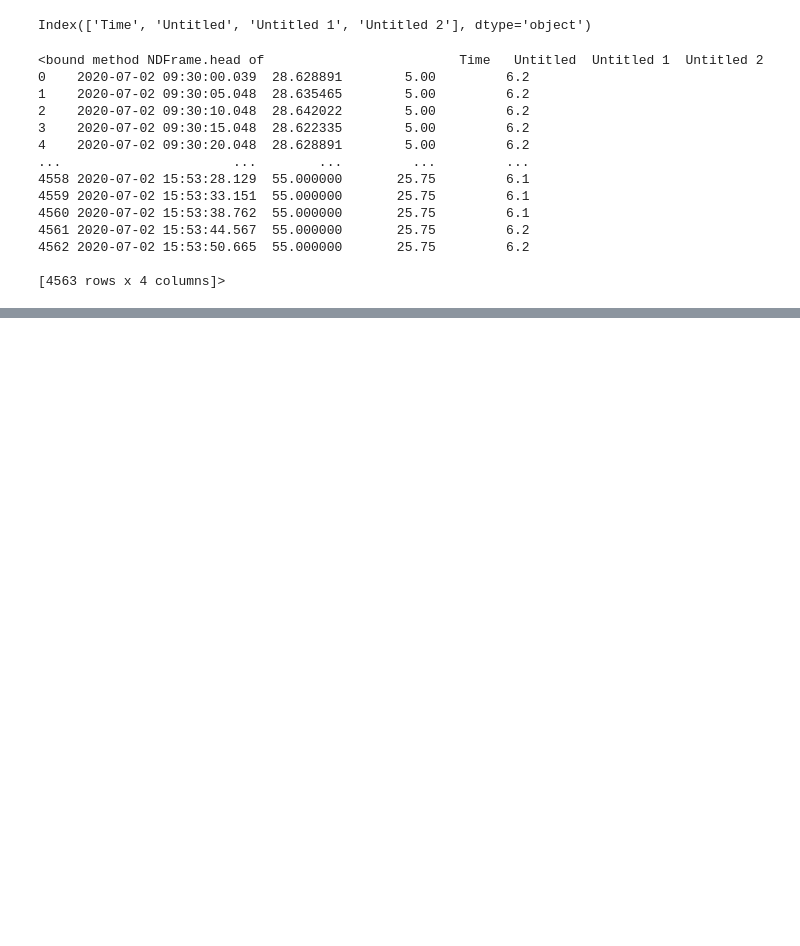
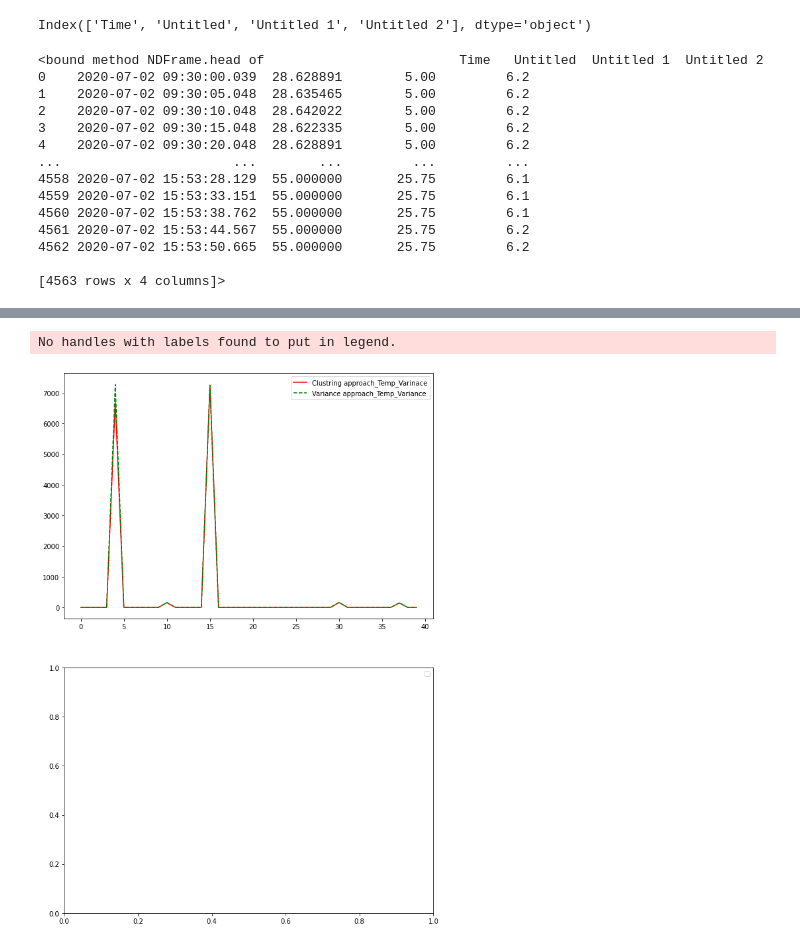
Before and after one commit to ssunilkumar/intro_test, a Jupyter notebook: clustering.ipynb, the cells around one changed output, grey strips where cells are left out. Cells and saved outputs as stored; diff of their text form; code cells hidden in the pictures; blank space fills up the shorter version.

```diff
--- a/clustering.ipynb
+++ b/clustering.ipynb
@@ -79,0 +103,24 @@ Processing triggers for libc-bin (2.27-3ubuntu1) ...
+# %%
+import numpy as np
+x=np.zeros(40,dtype=float)
+x1=np.zeros(40,dtype=float)
+i=0
+k=0
+while i<4000:
+  #print(i)
+  x[k]=Adp_file1['Untitled'][i:i+100].var()
+  x1[k]=Adp_file2['Untitled'][i:i+100].var()
+  #print(x[k])
+  i=i+100
+  k=k+1
+  #print(i)
+  #print(k)
+fig2,ax2=plt.subplots(2,1,figsize=(10,15))
+ax2[0].plot(x,label='Clustring approach_Temp_Varinace',color='red')
+ax2[0].plot(x1,label='Variance approach_Temp_Variance',color='green',linestyle='dashed')
+ax2[0].legend()
+ax2[1].legend()
+plt.savefig('Variance of 100 values Tempe of Both approach.png')
+# %% [output]
+No handles with labels found to put in legend.
+[figure, added]
```
Also changed, not shown: parts of 9 cells of this notebook.
